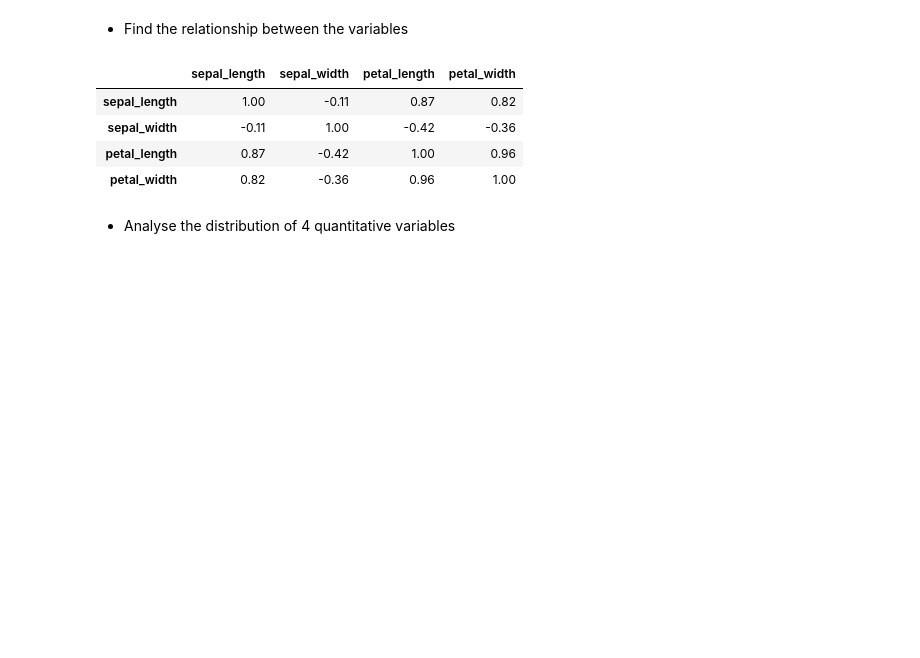
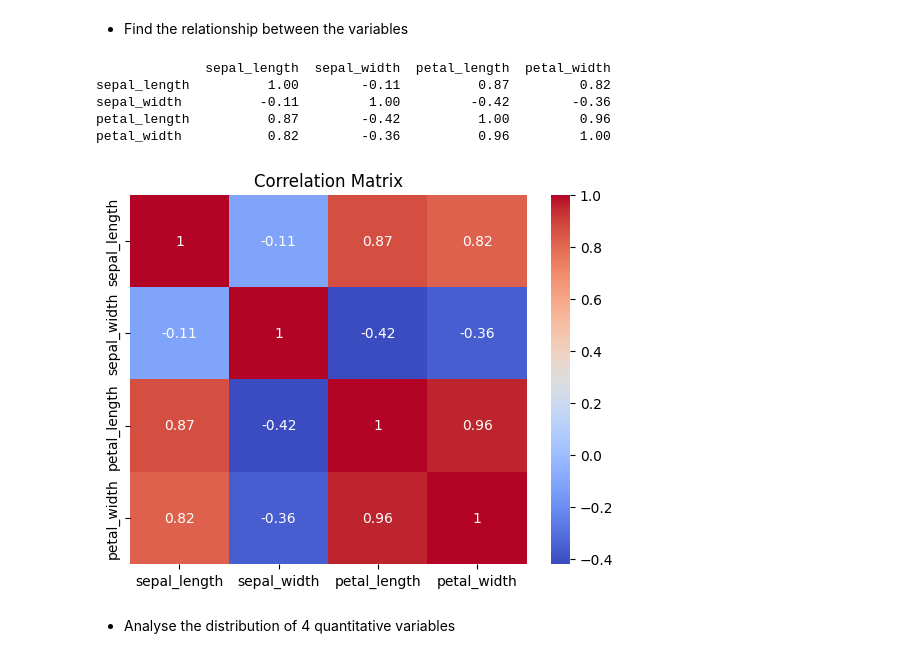
Before and after one commit to quyenphanlyons/pands-project, a Jupyter notebook: notebook.ipynb, the cells around one changed output. Drawn from its saved outputs; the diff is of its cells as text; code cells hidden in the pictures; blank space fills up the shorter version.

```diff
--- a/notebook.ipynb
+++ b/notebook.ipynb
@@ -174,26 +179,32 @@ Text(0.5, 1.02, 'Pair Plot group by class - Iris Dataset')
 # %%
 # Calculate correlation coefficients using corr()
 # Correlation is calculated between 2 numeric variables
 # --> only select the first 4 columns of tableau
 # Using round() to round the output to 2 decimals
 
 correlation = round(tableau.iloc[:,:4].corr(), 2)
-correlation
+print(correlation)
+
+# Heatmap
+sns.heatmap(correlation, annot=True, cmap='coolwarm')
+plt.title(f"Correlation Matrix")
+plt.show()
 
 # Ressources
 
 # Correlation
 # https://www.w3schools.com/python/pandas/pandas_correlations.asp
 # Select columns
 # https://stackoverflow.com/questions/69389551/selecting-first-n-columns-and-last-n-columns-with-pandas
 # Round a number
 # https://www.datacamp.com/tutorial/python-round-to-two-decimal-places?utm_source=google&utm_medium=paid_search&utm_campaignid=19589720821&utm_adgroupid=157156375191&utm_device=c&utm_keyword=&utm_matchtype=&utm_network=g&utm_adpostion=&utm_creative=733936221335&utm_targetid=dsa-2218886984100&utm_loc_interest_ms=&utm_loc_physical_ms=1007850&utm_content=ps-other~emea-en~dsa~tofu~tutorial-python&accountid=9624585688&utm_campaign=230119_1-ps-other~dsa~tofu_2-b2c_3-emea_4-prc_5-na_6-na_7-le_8-pdsh-go_9-nb-e_10-na_11-na&gad_source=1&gbraid=0AAAAADQ9WsF1hzxbmK0vUJ9CXlZzNVybB&gclid=CjwKCAjwn6LABhBSEiwAsNJrjmipMQ_0GHPpgyGkWG_t1ArfF_lTQY7UlldnmTR5n5f1bfXQCaxJ2xoCStYQAvD_BwE
 # %% [output]
-|  | sepal_length | sepal_width | petal_length | petal_width |
-| sepal_length | 1.00 | -0.11 | 0.87 | 0.82 |
-| sepal_width | -0.11 | 1.00 | -0.42 | -0.36 |
-| petal_length | 0.87 | -0.42 | 1.00 | 0.96 |
-| petal_width | 0.82 | -0.36 | 0.96 | 1.00 |
+              sepal_length  sepal_width  petal_length  petal_width
+sepal_length          1.00        -0.11          0.87         0.82
+sepal_width          -0.11         1.00         -0.42        -0.36
+petal_length          0.87        -0.42          1.00         0.96
+petal_width           0.82        -0.36          0.96         1.00
+[figure, added]
 # %% [markdown]
 - Analyse the distribution of 4 quantitative variables
 # %%
```
Also changed, not shown: parts of 3 cells of this notebook, 1 other file.
